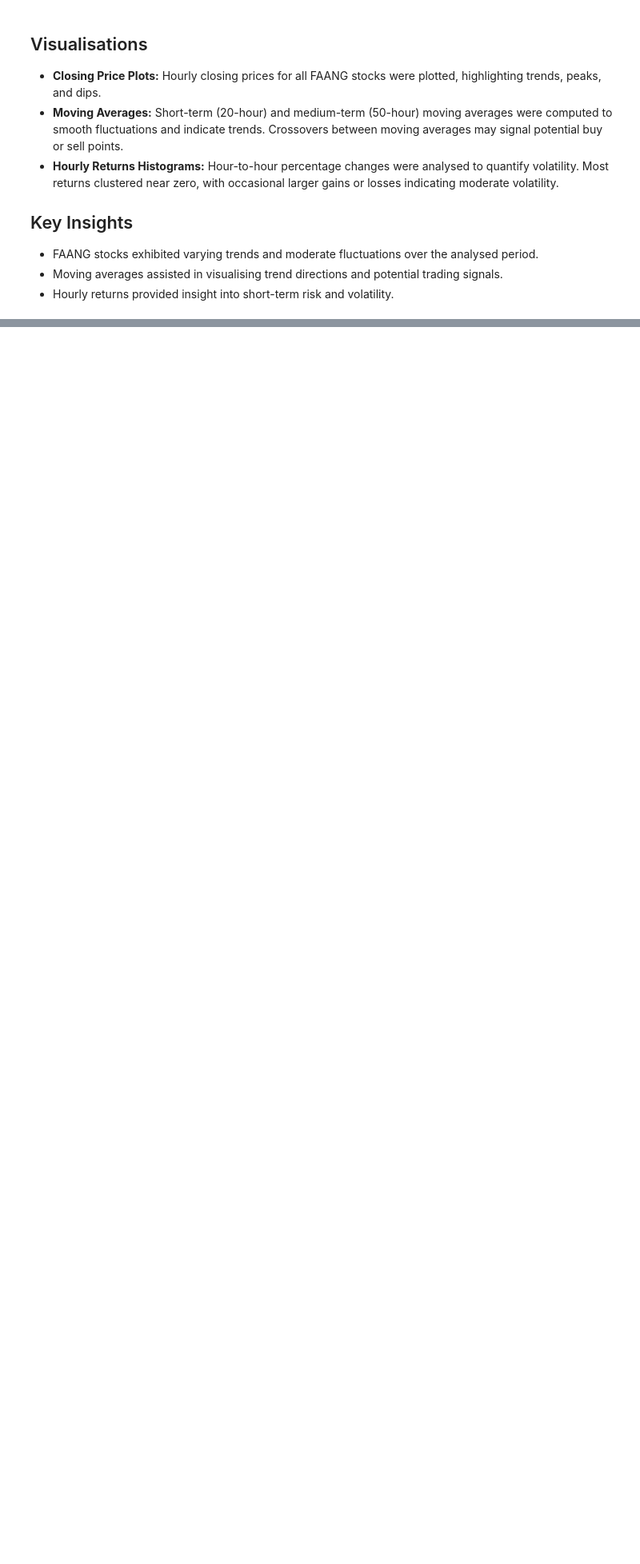
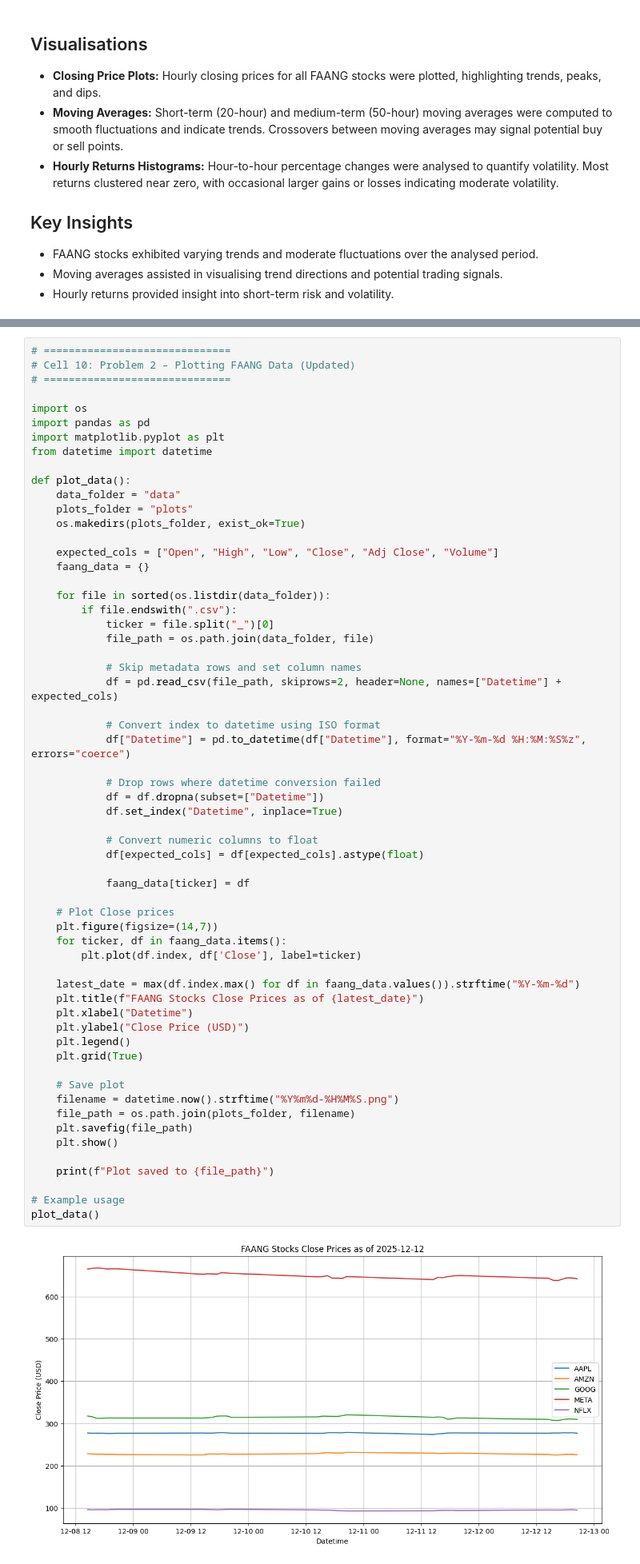
Before and after one commit to Robson41/computer_infrastructure_assessment, a Jupyter notebook: problems.ipynb, the cells around one changed output, grey strips where cells are left out. Shown at 80% size. Saved outputs shown, nothing was run; the diff lists cells and outputs as text; blank space fills up the shorter version.

```diff
--- a/problems.ipynb
+++ b/problems.ipynb
@@ -369,0 +498,62 @@ All FAANG stocks loaded and cleaned: ['AMZN', 'GOOG', 'META', 'NFLX', 'AAPL']
+# %%
+# ==============================
+# Cell 10: Problem 2 – Plotting FAANG Data (Updated)
+# ==============================
+
+import os
+import pandas as pd
+import matplotlib.pyplot as plt
+from datetime import datetime
+
+def plot_data():
+    data_folder = "data"
+    plots_folder = "plots"
+    os.makedirs(plots_folder, exist_ok=True)
+
+    expected_cols = ["Open", "High", "Low", "Close", "Adj Close", "Volume"]
+    faang_data = {}
+
+    for file in sorted(os.listdir(data_folder)):
+        if file.endswith(".csv"):
+            ticker = file.split("_")[0]
+            file_path = os.path.join(data_folder, file)
+
+            # Skip metadata rows and set column names
+            df = pd.read_csv(file_path, skiprows=2, header=None, names=["Datetime"] + expected_cols)
+
+            # Convert index to datetime using ISO format
+            df["Datetime"] = pd.to_datetime(df["Datetime"], format="%Y-%m-%d %H:%M:%S%z", errors="coerce")
+
+            # Drop rows where datetime conversion failed
+            df = df.dropna(subset=["Datetime"])
+            df.set_index("Datetime", inplace=True)
+
+            # Convert numeric columns to float
+            df[expected_cols] = df[expected_cols].astype(float)
+
+            faang_data[ticker] = df
+
+    # Plot Close prices
+    plt.figure(figsize=(14,7))
+    for ticker, df in faang_data.items():
+        plt.plot(df.index, df['Close'], label=ticker)
+
+    latest_date = max(df.index.max() for df in faang_data.values()).strftime("%Y-%m-%d")
+    plt.title(f"FAANG Stocks Close Prices as of {latest_date}")
+    plt.xlabel("Datetime")
+    plt.ylabel("Close Price (USD)")
+    plt.legend()
+    plt.grid(True)
+
+    # Save plot
+    filename = datetime.now().strftime("%Y%m%d-%H%M%S.png")
+    file_path = os.path.join(plots_folder, filename)
+    plt.savefig(file_path)
+    plt.show()
+
+    print(f"Plot saved to {file_path}")
+
+# Example usage
+plot_data()
+# %% [output]
+[figure, added]
```
Also changed, not shown: parts of 5 cells of this notebook, 4 other files.
